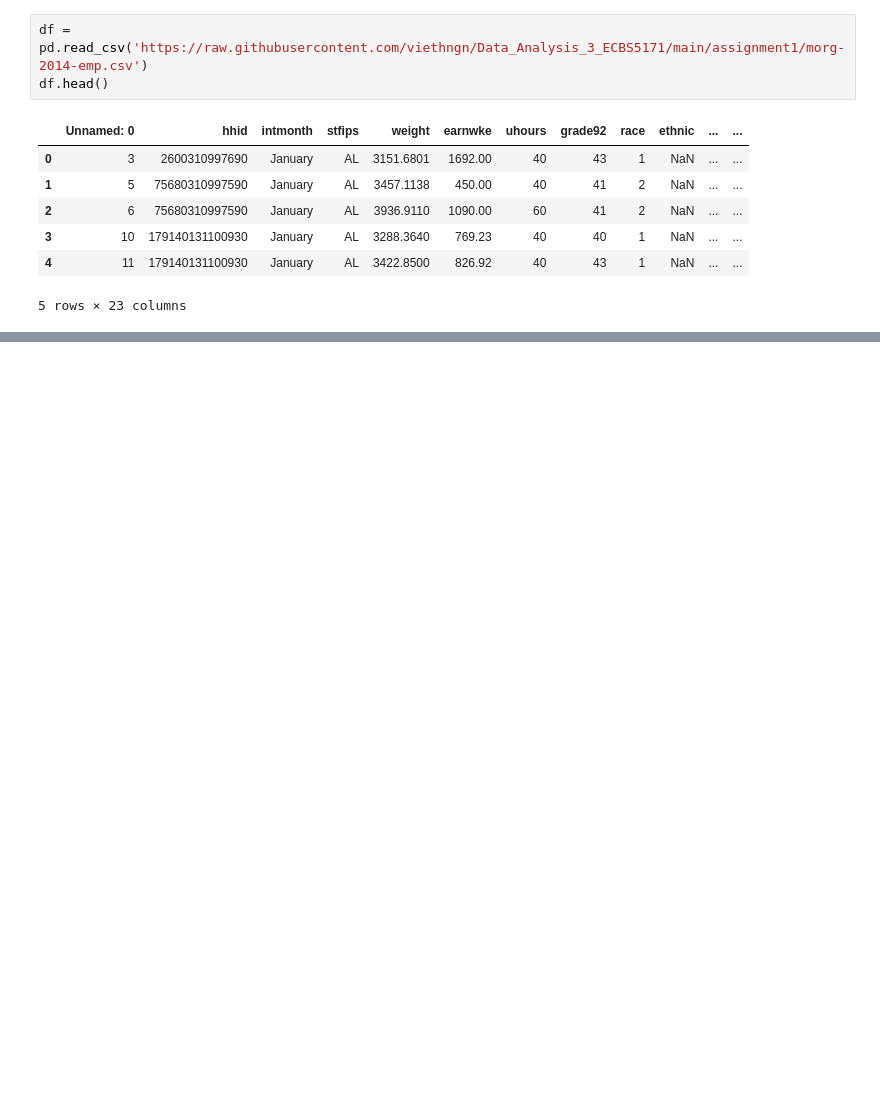
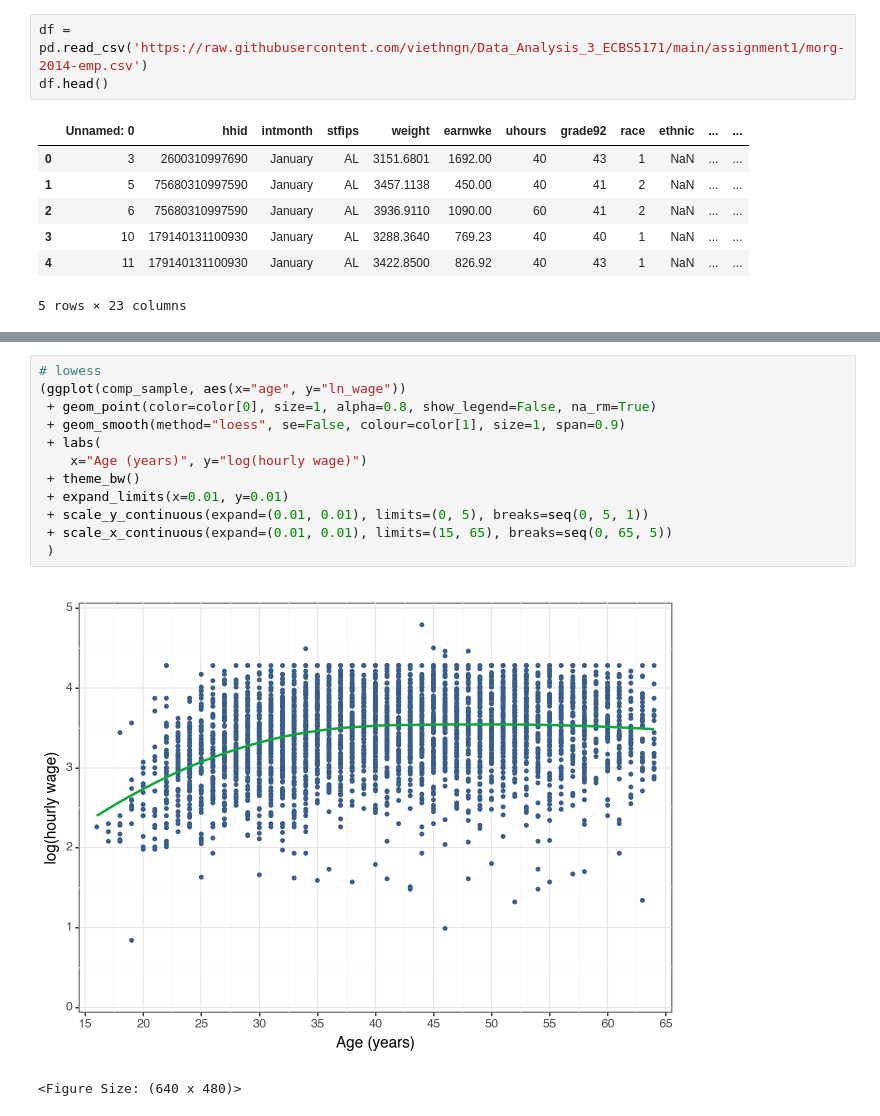
Before and after one commit to viethngn/Data_Analysis_3_ECBS5171, a Jupyter notebook: assignment1/assignment1_viethngn.ipynb, the cells around one changed output, grey strips where cells are left out. Drawn from its saved outputs; the diff is of its cells as text; blank space fills up the shorter version.

```diff
--- a/assignment1/assignment1_viethngn.ipynb
+++ b/assignment1/assignment1_viethngn.ipynb
@@ -119 +120,16 @@ comp_stats.T
 <Figure Size: (640 x 480)>
+# %%
+# lowess
+(ggplot(comp_sample, aes(x="age", y="ln_wage"))
+ + geom_point(color=color[0], size=1, alpha=0.8, show_legend=False, na_rm=True)
+ + geom_smooth(method="loess", se=False, colour=color[1], size=1, span=0.9)
+ + labs(
+    x="Age (years)", y="log(hourly wage)")
+ + theme_bw()
+ + expand_limits(x=0.01, y=0.01)
+ + scale_y_continuous(expand=(0.01, 0.01), limits=(0, 5), breaks=seq(0, 5, 1))
+ + scale_x_continuous(expand=(0.01, 0.01), limits=(15, 65), breaks=seq(0, 65, 5))
+ )
+# %% [output]
+[figure, added]
+<Figure Size: (640 x 480)>
```
Also changed, not shown: parts of 9 cells of this notebook.
